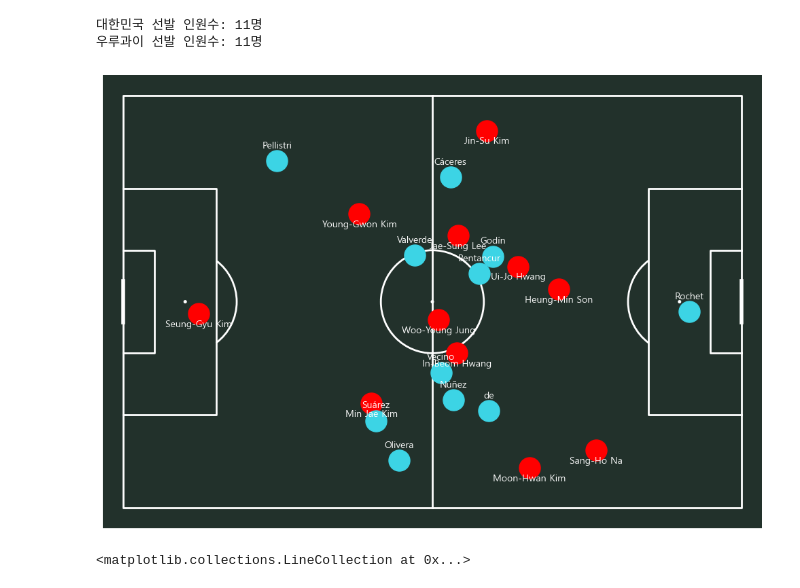
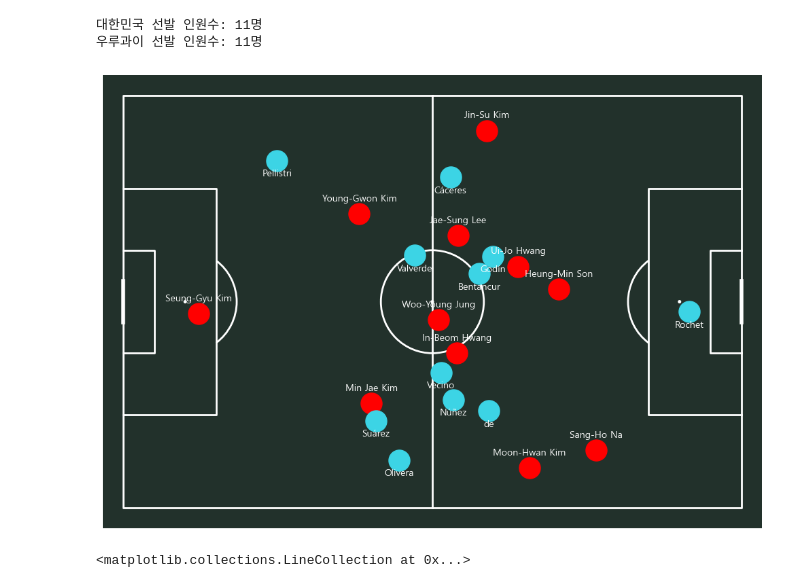
Before and after one commit to 0jyyyyy/Soccer_Lens, a Jupyter notebook: Tactics_lab/World_cup/2022/korea_uruguay.ipynb, the cells around one changed output. Drawn from its saved outputs; the diff is of its cells as text; code cells hidden in the pictures.

```diff
--- a/Tactics_lab/World_cup/2022/korea_uruguay.ipynb
+++ b/Tactics_lab/World_cup/2022/korea_uruguay.ipynb
@@ -109,36 +114,36 @@ fig, ax = pitch.draw(figsize=(10,7))
 pitch.scatter(
     kor_player_coords['x'],
     kor_player_coords['y'],
     s=500,
     color='red',
     ax=ax
     )
 
 # 1-1. 우루과이 (하늘색 점 찍기)
 pitch.scatter(
     120-ur_player_coords['x'],
     80-ur_player_coords['y'],
     s=500,
     color='#3cd4e5',
     ax=ax
     )
 
 # 2. 대한민국 선수 이름 표시 (반복문으로 채우기)
 for idx, row in kor_player_coords.iterrows():
     pitch.annotate(
         text=row['player_name'],
-        xy=(row['x'], row['y'] + 2.5),
+        xy=(row['x'], row['y'] - 2.5),
         c='white', ha='center', ax= ax
     )
 # 2-1. 우루과이 선수 이름 표시
 for idx, row in ur_player_coords.iterrows():
     pitch.annotate(
         text=row['player_name'].split()[-2],
-        xy=(120-row['x'], 80-row['y'] - 2.5),
+        xy=(120-row['x'], 80-row['y'] + 3),
         c='white', ha='center', ax= ax
     )
 # %% [output]
-[figure, old version]
+[figure, new version]
 # %%
 pitch = Pitch(pitch_type='statsbomb' , pitch_color='#22312b', line_color='white')
 fig, ax = pitch.draw(figsize=(10,7))
```
Also changed, not shown: parts of 3 cells of this notebook.
